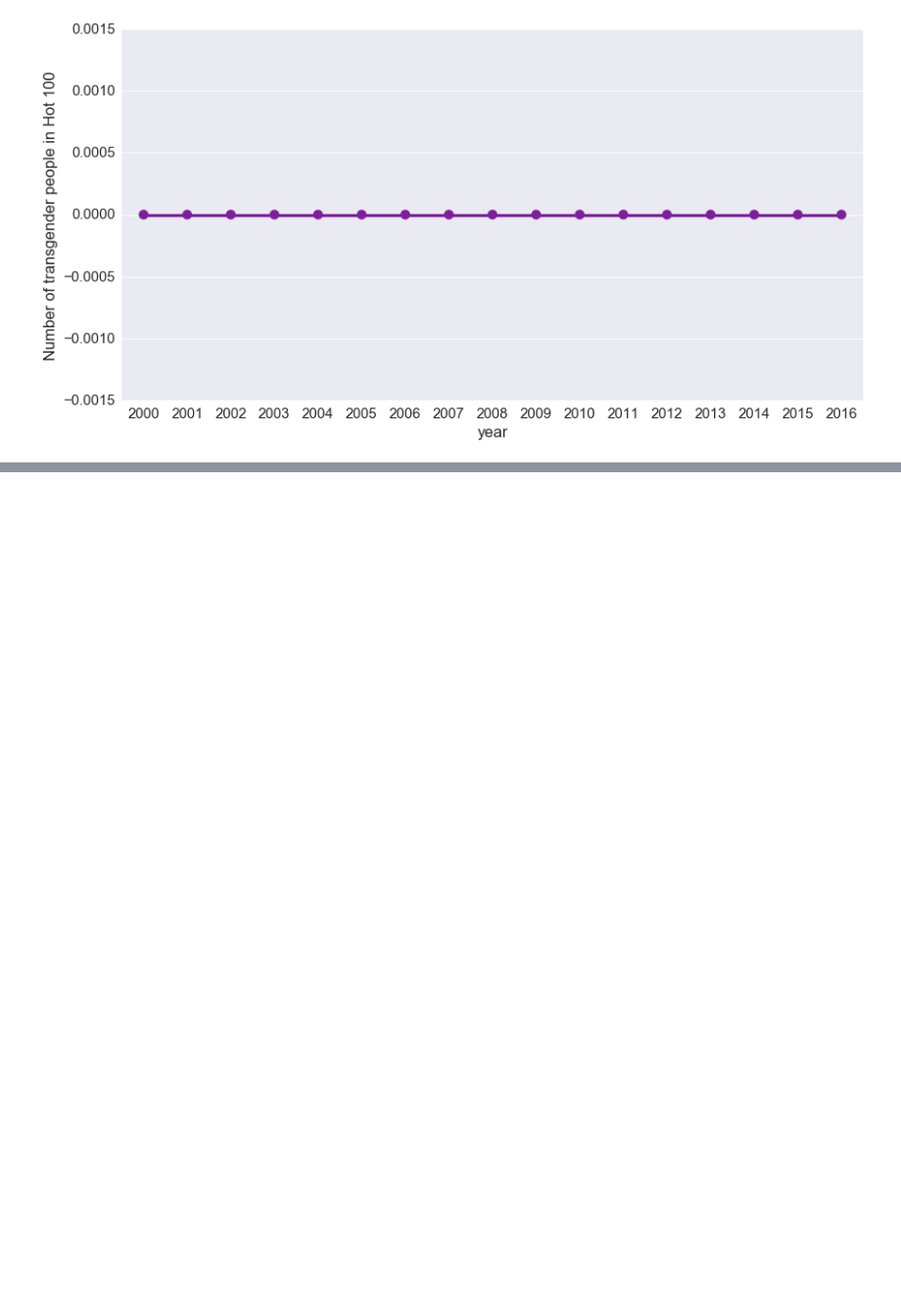
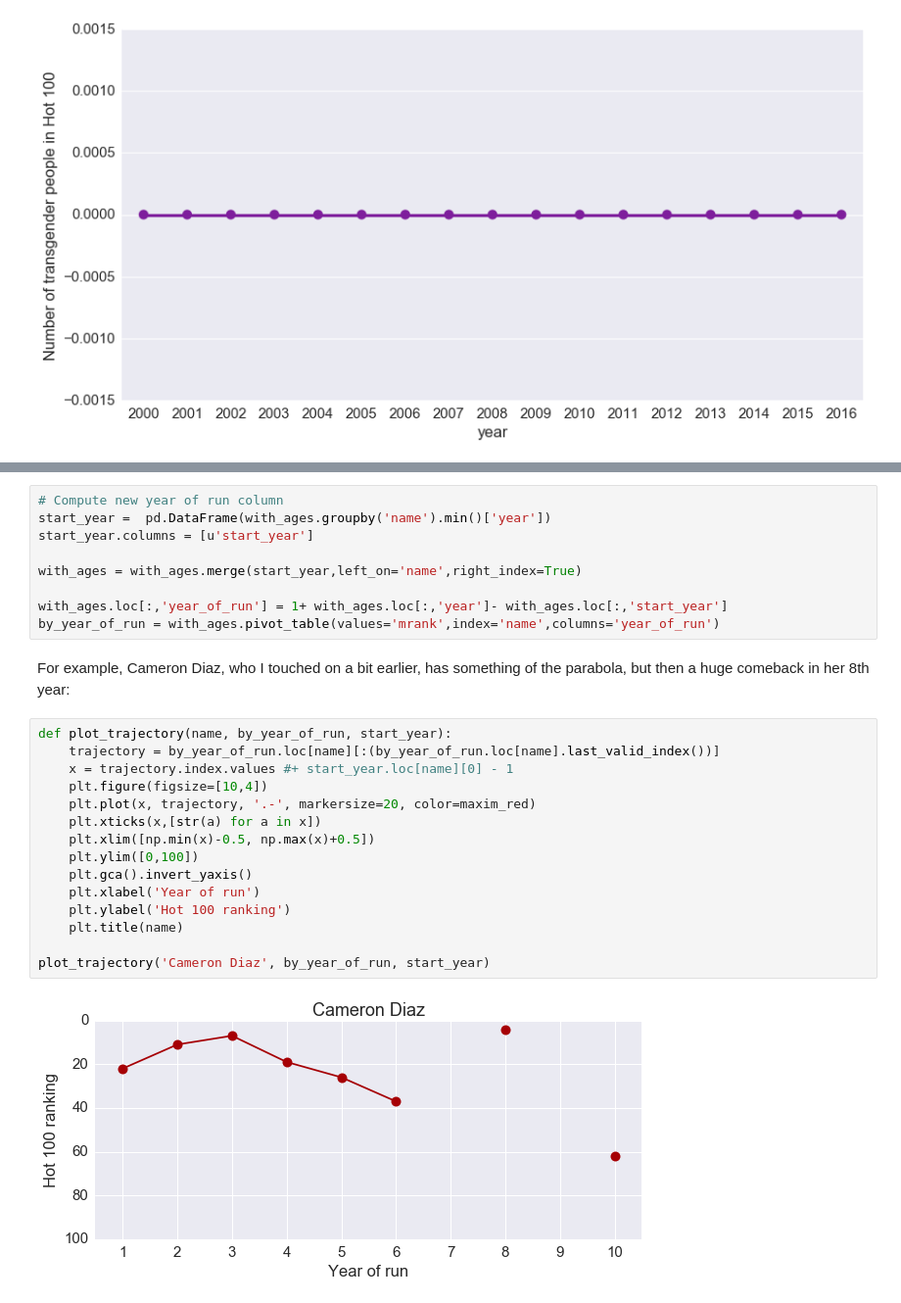
Before and after one commit to drsaunders/MaximHot100, a Jupyter notebook: hot100.ipynb, the cells around one changed output, grey strips where cells are left out. Shown at 98% size. Saved outputs shown, nothing was run; the diff lists cells and outputs as text; blank space fills up the shorter version.

Commit message:
Add trajectory analysis

```diff
--- a/hot100.ipynb
+++ b/hot100.ipynb
@@ -397,0 +401,28 @@ plt.ylabel('Number of transgender people in Hot 100')
+# %%
+# Compute new year of run column
+start_year =  pd.DataFrame(with_ages.groupby('name').min()['year'])
+start_year.columns = [u'start_year']
+
+with_ages = with_ages.merge(start_year,left_on='name',right_index=True)
+
+with_ages.loc[:,'year_of_run'] = 1+ with_ages.loc[:,'year']- with_ages.loc[:,'start_year']
+by_year_of_run = with_ages.pivot_table(values='mrank',index='name',columns='year_of_run')
+# %% [markdown]
+For example, Cameron Diaz, who I touched on a bit earlier, has something of the parabola, but then a huge comeback in her 8th year:
+# %%
+def plot_trajectory(name, by_year_of_run, start_year):
+    trajectory = by_year_of_run.loc[name][:(by_year_of_run.loc[name].last_valid_index())]
+    x = trajectory.index.values #+ start_year.loc[name][0] - 1
+    plt.figure(figsize=[10,4])
+    plt.plot(x, trajectory, '.-', markersize=20, color=maxim_red)
+    plt.xticks(x,[str(a) for a in x])
+    plt.xlim([np.min(x)-0.5, np.max(x)+0.5])
+    plt.ylim([0,100])
+    plt.gca().invert_yaxis()
+    plt.xlabel('Year of run')
+    plt.ylabel('Hot 100 ranking')
+    plt.title(name)
+
+plot_trajectory('Cameron Diaz', by_year_of_run, start_year)
+# %% [output]
+[figure, added]
```
Also changed, not shown: parts of 22 cells of this notebook, 4 other files.
